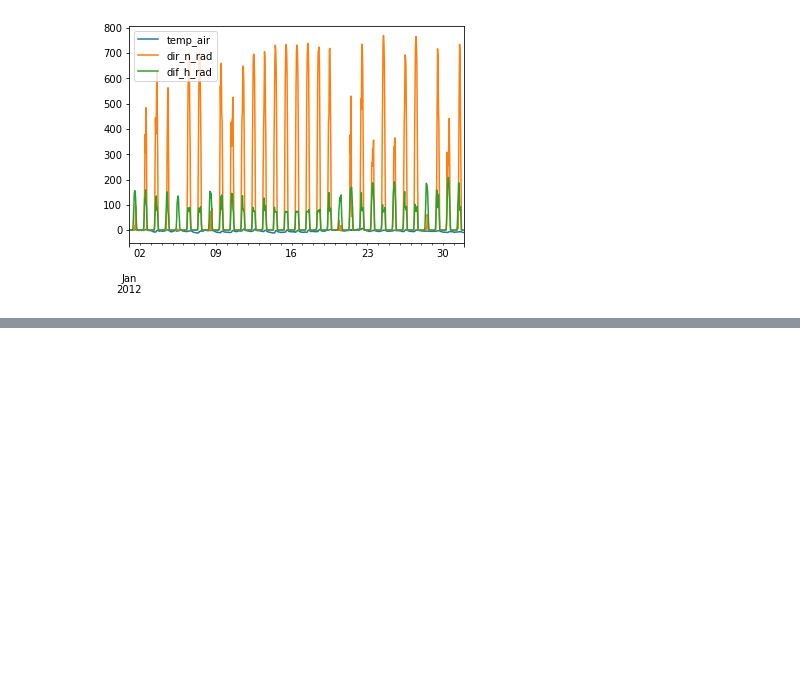
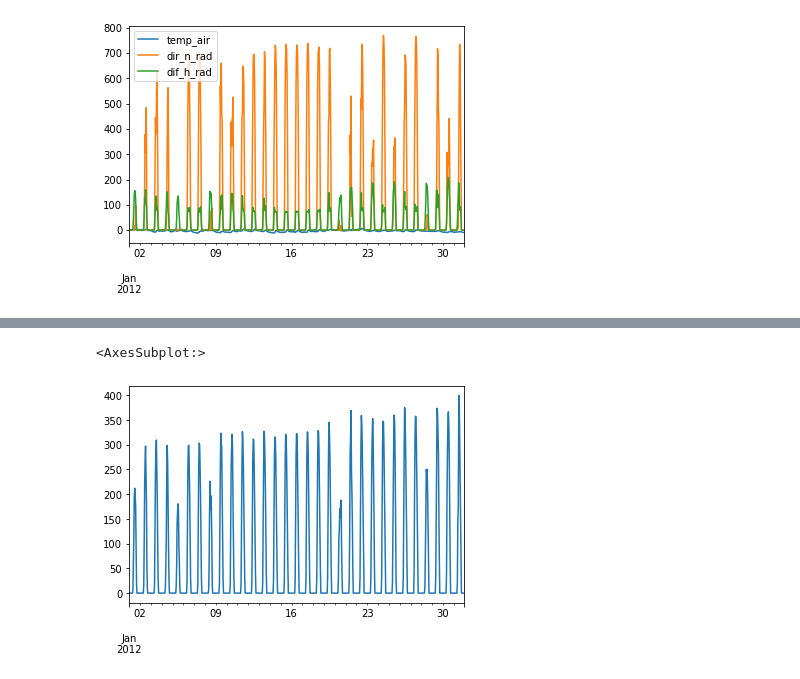
Before and after one commit to fradepa98/eva_DMBEM, a Jupyter notebook: WeatherData.ipynb, the cells around one changed output, grey strips where cells are left out. Drawn from its saved outputs; the diff is of its cells as text; code cells hidden in the pictures; blank space fills up the shorter version.

```diff
--- a/WeatherData.ipynb
+++ b/WeatherData.ipynb
@@ -36,0 +61,48 @@ weather_data.plot()
+# %%
+B = surface_orientation_N['slope']
+Z = surface_orientation_N['azimuth']
+L = surface_orientation_N['latitude']
+
+# Transform degrees in radians
+B = B * np.pi / 180
+Z = Z * np.pi / 180
+L = L * np.pi / 180
+
+n = weather_data.index.dayofyear
+
+declination_angle = 23.45 * np.sin(360 * (284 + n) / 365 * np.pi / 180)
+d = declination_angle * np.pi / 180
+
+hour = weather_data.index.hour
+minute = weather_data.index.minute + 60
+hour_angle = 15 * ((hour + minute / 60) - 12)
+h = hour_angle * np.pi / 180
+
+theta = np.sin(d) * np.sin(L) * np.cos(B)
+theta -= np.sin(d) * np.cos(L) * np.sin(B) * np.cos(Z)
+theta += np.cos(d) * np.cos(L) * np.cos(B) * np.cos(h)
+theta += np.cos(d) * np.sin(L) * np.sin(B) * np.cos(Z) * np.cos(h)
+theta += np.cos(d) * np.sin(B) * np.sin(Z) * np.sin(h)
+theta = np.array(np.arccos(theta))
+theta[theta > (np.pi / 2)] = np.pi / 2
+
+dir_rad = weather_data["dir_n_rad"] * np.cos(theta)
+dir_rad[dir_rad < 0] = 0
+
+dif_rad = weather_data["dif_h_rad"] * (1 + np.cos(B)) / 2
+
+gamma = np.cos(d) * np.cos(L) * np.cos(h)
+gamma += np.sin(d) * np.sin(L)
+gamma = np.array(np.arcsin(gamma))
+gamma[gamma < 1e-5] = 1e-5
+
+dir_h_rad = weather_data["dir_n_rad"] * np.sin(gamma)
+
+ref_rad = (dir_h_rad + weather_data["dif_h_rad"]) * albedo
+ref_rad *= (1 - np.cos(B) / 2)
+
+tot_rad_N = ref_rad + dif_rad + dir_rad
+tot_rad_N.plot()
+# %% [output]
+<AxesSubplot:>
+[figure, added]
```
Also changed, not shown: parts of 22 cells of this notebook.
